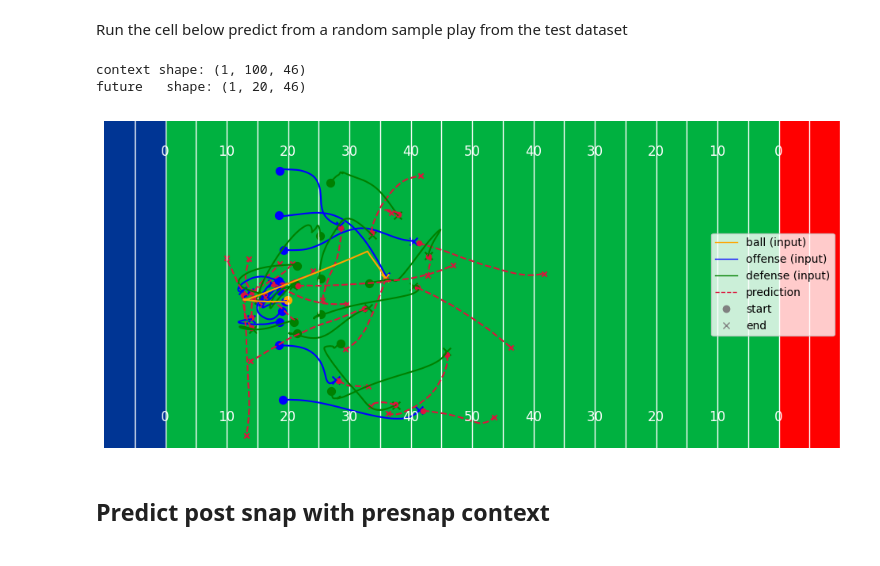
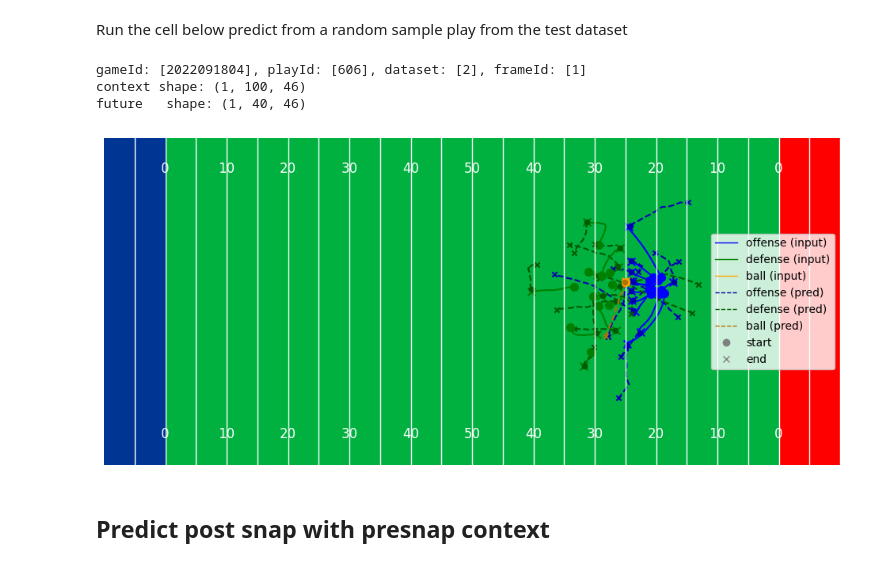
Before and after one commit to pholmes116/NFL-player-trajectories-public, a Jupyter notebook: code/Models/Base_transformer.ipynb, the cells around one changed output. Saved outputs shown, nothing was run; the diff lists cells and outputs as text; code cells hidden in the pictures.

```diff
--- a/code/Models/Base_transformer.ipynb
+++ b/code/Models/Base_transformer.ipynb
@@ -161,25 +148,27 @@ Run the cell below predict from a random sample play from the test dataset
 # %%
 play = next(iter(test_ds))            # a single batch (meta, x, y)
 
-meta, x_ctx, y_next = play            # x_ctx: (1,100,46)"""
+meta, x_ctx, y_next = play
 
-N_STEPS = 20
+print(f"gameId: {meta[:,0]}, playId: {meta[:,1]}, dataset: {meta[:,2]}, frameId: {meta[:,3]}")          # x_ctx: (1,100,46)"""
+
+N_STEPS = 40
 y_future = model.predict_autoregressive(x_ctx, n_steps=N_STEPS)  # (1,100,46)
 
 print("context shape:", x_ctx.shape)
 print("future   shape:", y_future.shape)
 
 _ = custom_visualizer.plot_trajectories(
         sequence=x_ctx[0],                 # solid lines:   100-frame context
         offense='all', defense='all', include_ball=True,
         ground_truth_seq=None,
-        pred_seq=y_future,       # dashed lines: model rollout
-        gt_linestyle='-.', pred_linestyle='--',
-        gt_color='limegreen', pred_color='crimson')
+        pred_seq=y_future       # dashed lines: model rollout
+        )
 # %% [output]
+gameId: [2022091804], playId: [606], dataset: [2], frameId: [1]
 context shape: (1, 100, 46)
-future   shape: (1, 20, 46)
+future   shape: (1, 40, 46)
-[figure, old version]
+[figure, new version]
 # %% [markdown]
 ## Predict post snap with presnap context
 # %%
```
Also changed, not shown: parts of 5 cells of this notebook, 1 other file.
